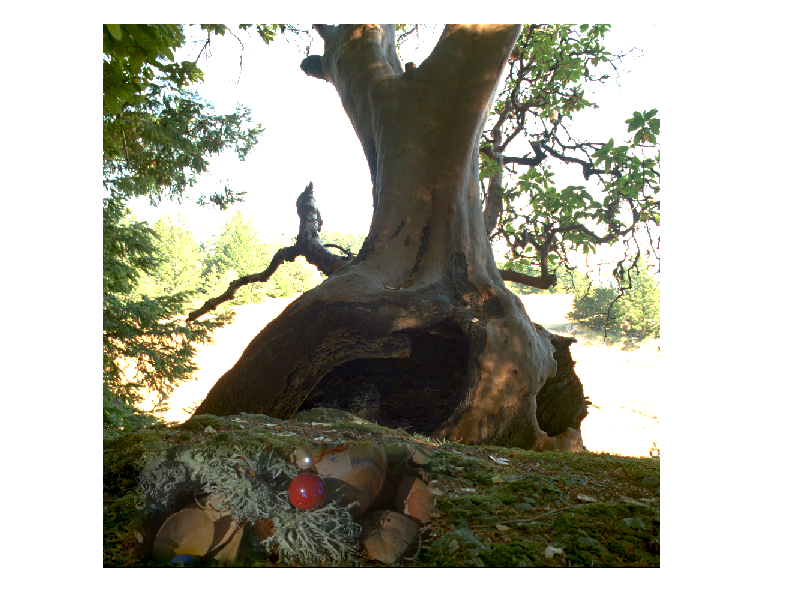
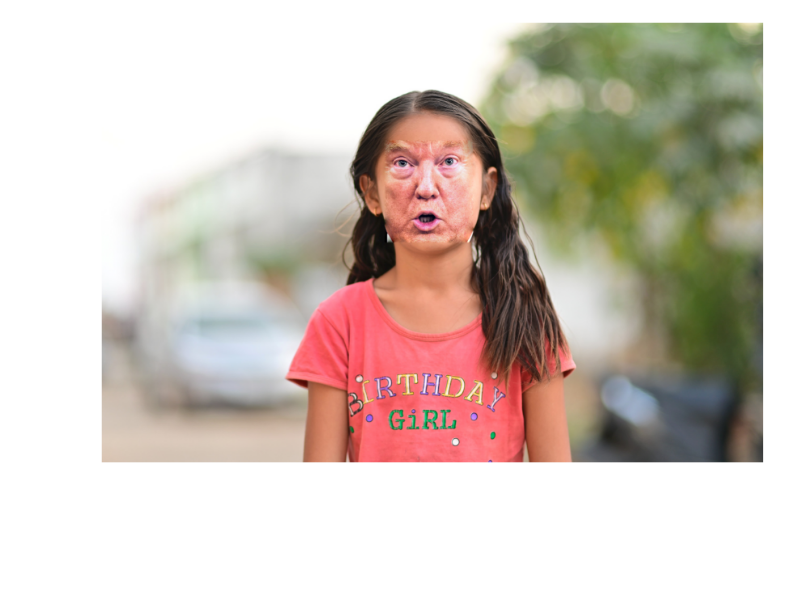
Before and after one commit to jegerud/Sciprog2020project, a Jupyter notebook: src/SeamlessCloning.ipynb, the cells around one changed output. Cells and saved outputs as stored; diff of their text form; code cells hidden in the pictures; blank space fills up the shorter version.

```diff
--- a/src/SeamlessCloning.ipynb
+++ b/src/SeamlessCloning.ipynb
@@ -5,7 +5,10 @@ from Source.ImageView import *
 im1='../hdr-bilder/Balls/Balls_00016.png' #from
 im2='../hdr-bilder/Tree/Tree_00064.png'   #to
 
-image = seamless(im1, im2)
+xy0 = (700,50)
+xy1 = (350,500)
+xlen = 200
+ylen = 500
+
+image = seamless(im1, im2, xy0, xy1, xlen, ylen)
 singleView(image, True)
-# %% [output]
-[figure, removed]
@@ -11,0 +26,13 @@ singleView(image, True)
+# %%
+im1='../hdr-bilder/Seamless/donald.jpg' #from
+im2='../hdr-bilder/Seamless/baby.jpg'   #to
+
+xy0 = (340,820)
+xy1 = (240,590)
+xlen = 300
+ylen = 260
+
+image = seamless(im1, im2, xy0, xy1, xlen, ylen)
+singleView(image, True)
+# %% [output]
+[figure, added]
```
Also changed, not shown: parts of 1 cell of this notebook.
